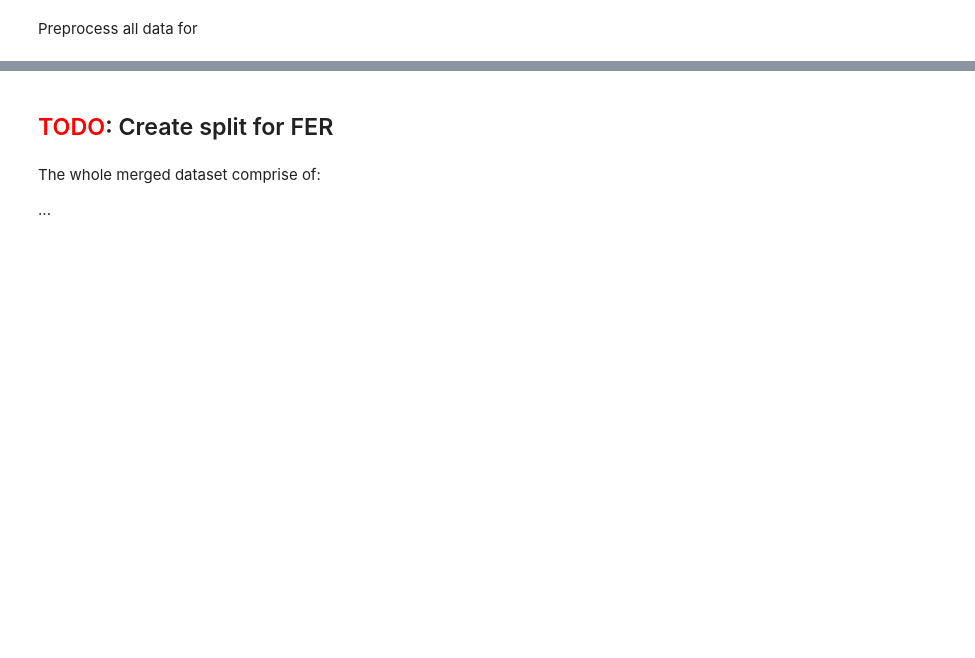
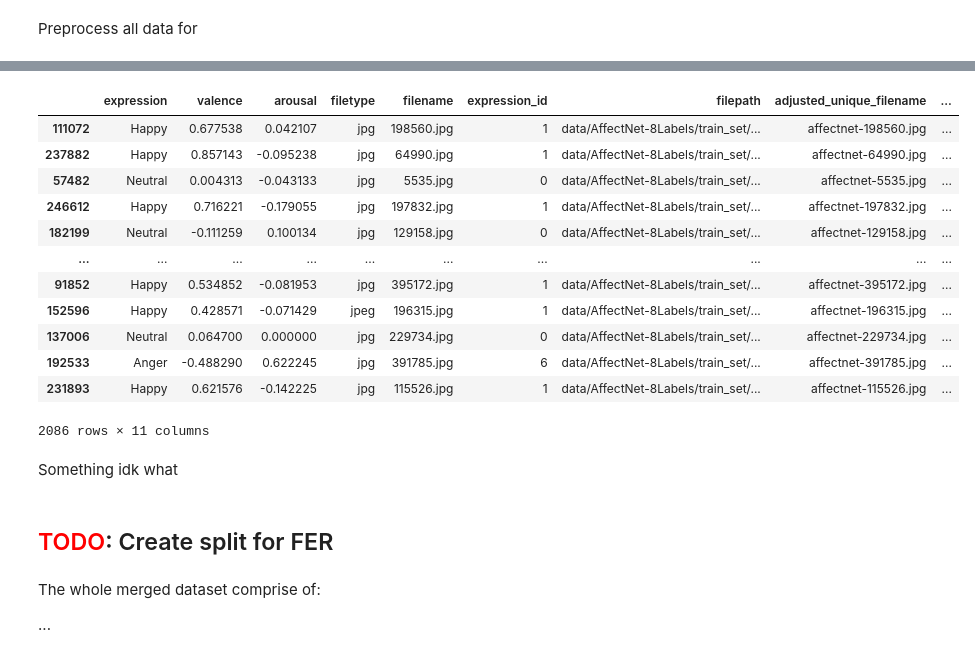
Before and after one commit to kalabto2/Facial-expression-analysis-from-NIR-image, a Jupyter notebook: creating_splits.ipynb, the cells around one changed output, grey strips where cells are left out. Drawn from its saved outputs; the diff is of its cells as text; code cells hidden in the pictures; blank space fills up the shorter version.

```diff
--- a/creating_splits.ipynb
+++ b/creating_splits.ipynb
@@ -505,0 +695,36 @@ for src, dst in zip(fps_aff, tgt_fps_aff):
+# %%
+# vis_df = df_cyclegan_test[((df_cyclegan_test["spectra"]=="vis")&(df_cyclegan_test["db"]=="casia"))]
+# vis_fps = vis_df.filepath.to_list()
+# vis_target_fps = [str(os.path.join("vis_test", fp)) for fp in vis_df.adjusted_unique_filename.to_list()]
+
+# vis_out = inf.infer_instant_from_filenames(vis_fps)
+# for v, fp_tgt in zip(vis_out, vis_target_fps):
+#     v[0] = cv2.cvtColor(v[0], cv2.COLOR_RGB2BGR)
+#     cv2.imwrite(fp_tgt, v[0])
+
+df_affectnet_vl = get_files_affectnet('data/AffectNet-8Labels/train_set/images/', 439, labels_fp="data/AffectNet-8Labels/train_custom.csv")
+vis_df = df_affectnet_vl[((df_affectnet_vl["spectra"]=="vis"))]
+vis_fps = vis_df.filepath.to_list()
+vis_target_fps = [str(os.path.join("vis_test", fp)) for fp in vis_df.adjusted_unique_filename.to_list()]
+
+vis_out = inf.infer_instant_from_filenames(vis_fps)
+for v, fp_tgt in zip(vis_out, vis_target_fps):
+    v[0] = cv2.cvtColor(v[0], cv2.COLOR_RGB2BGR)
+    cv2.imwrite(fp_tgt, v[0])
+
+# vis_df = df_cyclegan_test[((df_cyclegan_test["spectra"]=="vis")&(df_cyclegan_test["db"]!="affectnet"))]
+# vis_fps = vis_df.filepath.to_list()
+# vis_target_fps = [str(os.path.join("vis_test", fp)) for fp in vis_df.adjusted_unique_filename.to_list()]
+
+# vis_out = inf.infer_instant_from_filenames(vis_fps)
+# for v, fp_tgt in zip(vis_out, vis_target_fps):
+#     v[0] = cv2.cvtColor(v[0], cv2.COLOR_RGB2BGR)
+#     cv2.imwrite(fp_tgt, v[0])
+
+# import shutil
+
+# fps_aff = df_cyclegan_test[df_cyclegan_test["db"]=='affectnet'].filepath.to_list()
+# tgt_fps_aff = [str(os.path.join("vis_test", fn)) for fn in df_cyclegan_test[df_cyclegan_test["db"]=='affectnet'].adjusted_unique_filename.to_list()]
+
+# for src, dst in zip(fps_aff, tgt_fps_aff):
+#     shutil.copy(src, dst)
@@ -505,0 +832,18 @@ for src, dst in zip(fps_aff, tgt_fps_aff):
+# %%
+df_affectnet_vl
+# %% [output]
+|  | expression | valence | arousal | filetype | filename | expression_id | filepath | adjusted_unique_filename | ... |
+| 111072 | Happy | 0.677538 | 0.042107 | jpg | 198560.jpg | 1 | data/AffectNet-8Labels/train_set/... | affectnet-198560.jpg | ... |
+| 237882 | Happy | 0.857143 | -0.095238 | jpg | 64990.jpg | 1 | data/AffectNet-8Labels/train_set/... | affectnet-64990.jpg | ... |
+| 57482 | Neutral | 0.004313 | -0.043133 | jpg | 5535.jpg | 0 | data/AffectNet-8Labels/train_set/... | affectnet-5535.jpg | ... |
+| 246612 | Happy | 0.716221 | -0.179055 | jpg | 197832.jpg | 1 | data/AffectNet-8Labels/train_set/... | affectnet-197832.jpg | ... |
+| 182199 | Neutral | -0.111259 | 0.100134 | jpg | 129158.jpg | 0 | data/AffectNet-8Labels/train_set/... | affectnet-129158.jpg | ... |
+| ... | ... | ... | ... | ... | ... | ... | ... | ... | ... |
+| 91852 | Happy | 0.534852 | -0.081953 | jpg | 395172.jpg | 1 | data/AffectNet-8Labels/train_set/... | affectnet-395172.jpg | ... |
+| 152596 | Happy | 0.428571 | -0.071429 | jpeg | 196315.jpg | 1 | data/AffectNet-8Labels/train_set/... | affectnet-196315.jpg | ... |
+| 137006 | Neutral | 0.064700 | 0.000000 | jpg | 229734.jpg | 0 | data/AffectNet-8Labels/train_set/... | affectnet-229734.jpg | ... |
+| 192533 | Anger | -0.488290 | 0.622245 | jpg | 391785.jpg | 6 | data/AffectNet-8Labels/train_set/... | affectnet-391785.jpg | ... |
+| 231893 | Happy | 0.621576 | -0.142225 | jpg | 115526.jpg | 1 | data/AffectNet-8Labels/train_set/... | affectnet-115526.jpg | ... |
+2086 rows × 11 columns
+# %% [markdown]
+Something idk what
```
Also changed, not shown: parts of 40 cells of this notebook, 8 other files.
